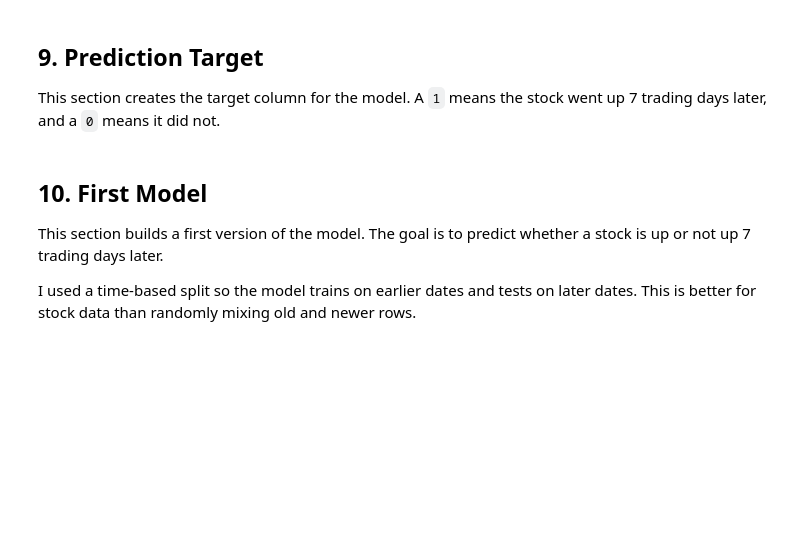
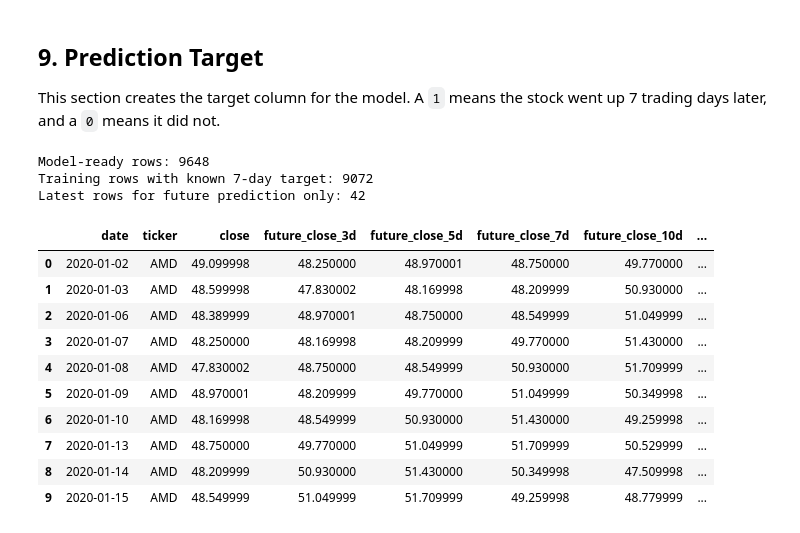
Before and after one commit to 4sciencee/MIS433-Final-Project, a Jupyter notebook: notebooks/AI_Investment_Signals.ipynb, the cells around one changed output. Drawn from its saved outputs; the diff is of its cells as text; code cells hidden in the pictures; blank space fills up the shorter version.

```diff
--- a/notebooks/AI_Investment_Signals.ipynb
+++ b/notebooks/AI_Investment_Signals.ipynb
@@ -336,39 +487,53 @@ This section creates the target column for the model. A `1` means the stock went
 # %%
 stock_df = pd.read_csv("data/processed/stock_features_with_sentiment.csv")
 stock_df["date"] = pd.to_datetime(stock_df["date"])
 stock_df = stock_df.sort_values(["ticker", "date"])
 
-stock_df["future_close_7d"] = stock_df.groupby("ticker")["close"].shift(-7)
-stock_df["future_return_7d"] = (stock_df["future_close_7d"] / stock_df["close"]) - 1
-stock_df["target_up_7d"] = (stock_df["future_return_7d"] > 0).where(
-    stock_df["future_close_7d"].notna()
-)
-stock_df["target_up_7d"] = stock_df["target_up_7d"].astype("Int64")
+prediction_windows = [3, 5, 7, 10]
+
+for window in prediction_windows:
+    stock_df[f"future_close_{window}d"] = stock_df.groupby("ticker")["close"].shift(-window)
+    stock_df[f"future_return_{window}d"] = (stock_df[f"future_close_{window}d"] / stock_df["close"]) - 1
+    stock_df[f"target_up_{window}d"] = (stock_df[f"future_return_{window}d"] > 0).where(
+        stock_df[f"future_close_{window}d"].notna()
+    )
+    stock_df[f"target_up_{window}d"] = stock_df[f"target_up_{window}d"].astype("Int64")
 
 feature_columns = [
-    "daily_return", "return_7d", "return_30d", "ma_7d", "ma_30d",
-    "volatility_30d", "volume_change", "avg_sentiment_score", "article_count"
+    "daily_return", "return_3d", "return_5d", "return_7d", "return_10d", "return_14d", "return_30d",
+    "ma_7d", "ma_14d", "ma_30d", "ma_90d", "ma_7d_vs_30d", "close_vs_ma_30d",
+    "volatility_7d", "volatility_14d", "volatility_30d",
+    "volume_change", "volume_vs_avg_30d", "avg_sentiment_score", "article_count"
 ]
 
 training_df = stock_df.dropna(subset=feature_columns + ["target_up_7d"]).copy()
 training_df["target_up_7d"] = training_df["target_up_7d"].astype(int)
 latest_prediction_df = stock_df[stock_df["target_up_7d"].isna()].copy()
 
 print(f"Model-ready rows: {len(stock_df)}")
 print(f"Training rows with known 7-day target: {len(training_df)}")
 print(f"Latest rows for future prediction only: {len(latest_prediction_df)}")
 
 stock_df[[
-    "date", "ticker", "close", "future_close_7d",
-    "future_return_7d", "target_up_7d"
+    "date", "ticker", "close", "future_close_3d", "future_close_5d",
+    "future_close_7d", "future_close_10d", "future_return_7d", "target_up_7d"
 ]].head(10)
+# %% [output]
+Model-ready rows: 9648
+Training rows with known 7-day target: 9072
+Latest rows for future prediction only: 42
+|  | date | ticker | close | future_close_3d | future_close_5d | future_close_7d | future_close_10d | ... |
+| 0 | 2020-01-02 | AMD | 49.099998 | 48.250000 | 48.970001 | 48.750000 | 49.770000 | ... |
+| 1 | 2020-01-03 | AMD | 48.599998 | 47.830002 | 48.169998 | 48.209999 | 50.930000 | ... |
+| 2 | 2020-01-06 | AMD | 48.389999 | 48.970001 | 48.750000 | 48.549999 | 51.049999 | ... |
+| 3 | 2020-01-07 | AMD | 48.250000 | 48.169998 | 48.209999 | 49.770000 | 51.430000 | ... |
+| 4 | 2020-01-08 | AMD | 47.830002 | 48.750000 | 48.549999 | 50.930000 | 51.709999 | ... |
+| 5 | 2020-01-09 | AMD | 48.970001 | 48.209999 | 49.770000 | 51.049999 | 50.349998 | ... |
+| 6 | 2020-01-10 | AMD | 48.169998 | 48.549999 | 50.930000 | 51.430000 | 49.259998 | ... |
+| 7 | 2020-01-13 | AMD | 48.750000 | 49.770000 | 51.049999 | 51.709999 | 50.529999 | ... |
+| 8 | 2020-01-14 | AMD | 48.209999 | 50.930000 | 51.430000 | 50.349998 | 47.509998 | ... |
+| 9 | 2020-01-15 | AMD | 48.549999 | 51.049999 | 51.709999 | 49.259998 | 48.779999 | ... |
 # %%
 stock_df.to_csv("data/processed/model_ready_stock_data.csv", index=False)
 training_df.to_csv("data/processed/training_ready_stock_data.csv", index=False)
 latest_prediction_df.to_csv("data/processed/latest_prediction_rows.csv", index=False)
-# %% [markdown]
-## 10. First Model
-
-This section builds a first version of the model. The goal is to predict whether a stock is up or not up 7 trading days later.
-
-I used a time-based split so the model trains on earlier dates and tests on later dates. This is better for stock data than randomly mixing old and newer rows.
```
Also changed, not shown: parts of 25 cells of this notebook, 13 other files.
